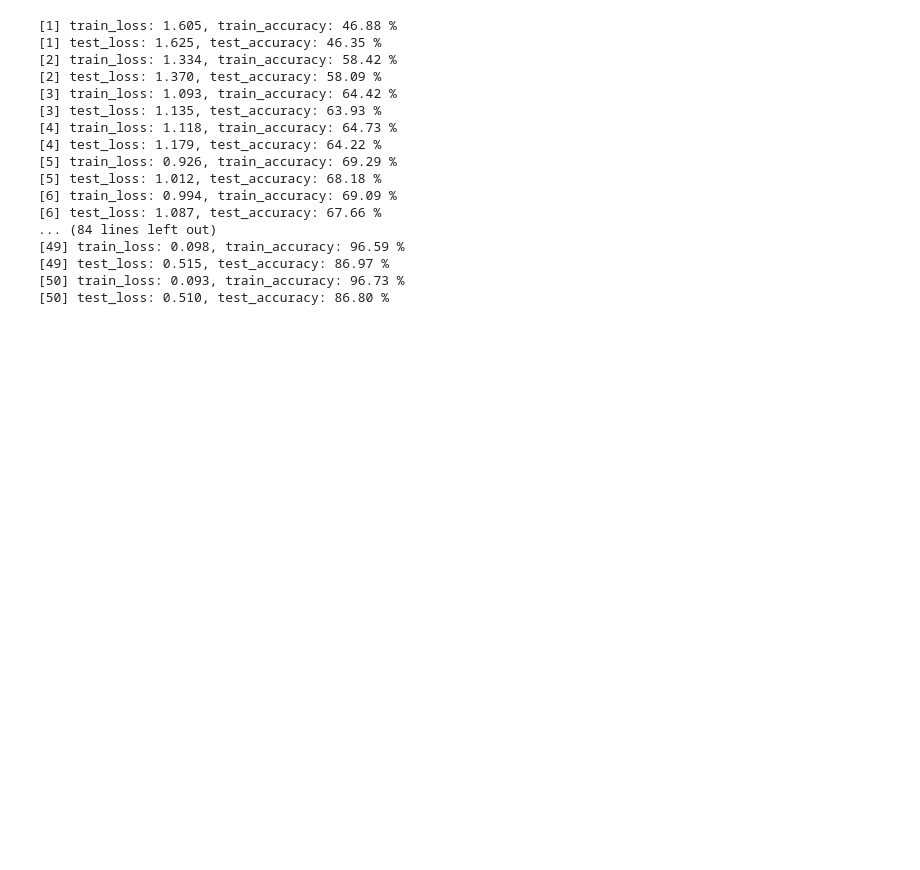
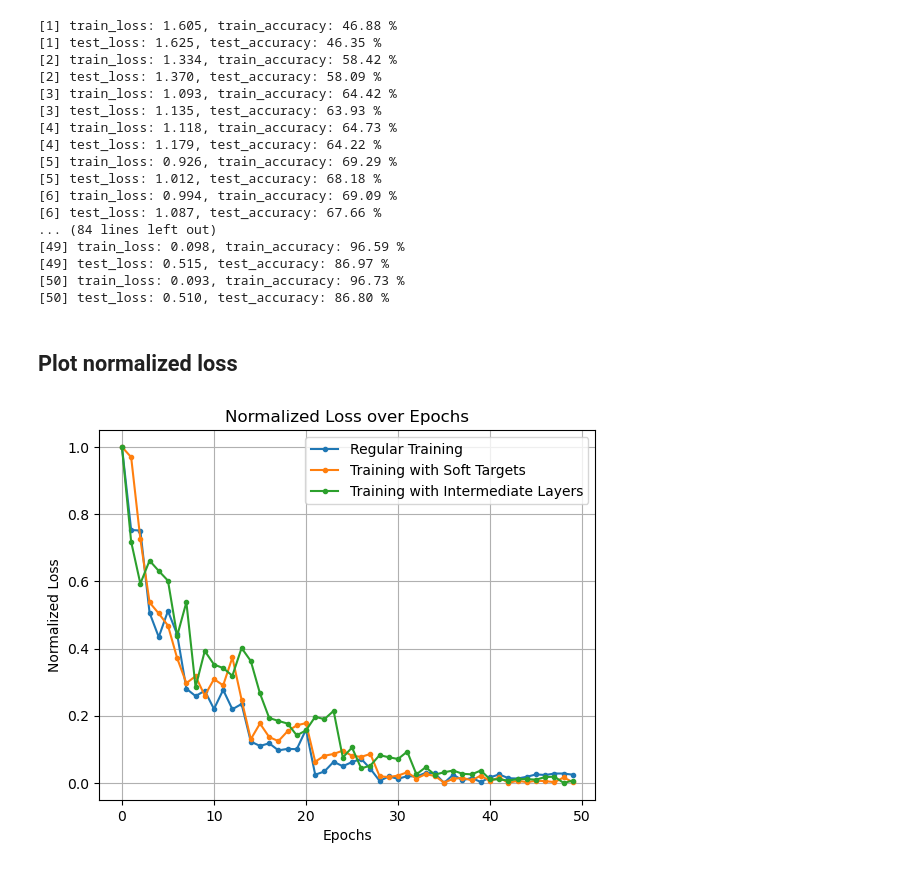
Before and after one commit to mtllcr/teacher-student-network, a Jupyter notebook: train_resnet18_student.ipynb, the cells around one changed output. Cells and saved outputs as stored; diff of their text form; code cells hidden in the pictures; blank space fills up the shorter version.

```diff
--- a/train_resnet18_student.ipynb
+++ b/train_resnet18_student.ipynb
@@ -973,3 +973,5 @@ teacher_layer2_hook.close()
 [49] test_loss: 0.515, test_accuracy: 86.97 %
 [50] train_loss: 0.093, train_accuracy: 96.73 %
 [50] test_loss: 0.510, test_accuracy: 86.80 %
+# %% [markdown]
+## Plot normalized loss
@@ -975,0 +1135,15 @@ teacher_layer2_hook.close()
+# %%
+norm_non_learning_student = (non_learning_student-np.min(non_learning_student))/(np.max(non_learning_student)-np.min(non_learning_student))
+norm_learning_student = (learning_student-np.min(learning_student))/(np.max(learning_student)-np.min(learning_student))
+norm_intermediate_student = (intermediate_student-np.min(intermediate_student))/(np.max(intermediate_student)-np.min(intermediate_student))
+# %%
+plt.plot(norm_non_learning_student, marker='o', markersize=3, label = 'Regular Training')
+plt.plot(norm_learning_student, marker='o', markersize=3, label = 'Training with Soft Targets')
+plt.plot(norm_intermediate_student, marker='o', markersize=3, label = 'Training with Intermediate Layers')
+plt.title('Normalized Loss over Epochs')
+plt.xlabel('Epochs')
+plt.ylabel('Normalized Loss')
+plt.legend()
+plt.grid()
+# %% [output]
+[figure, added]
```
Also changed, not shown: parts of 2 cells of this notebook, 1 other file.
